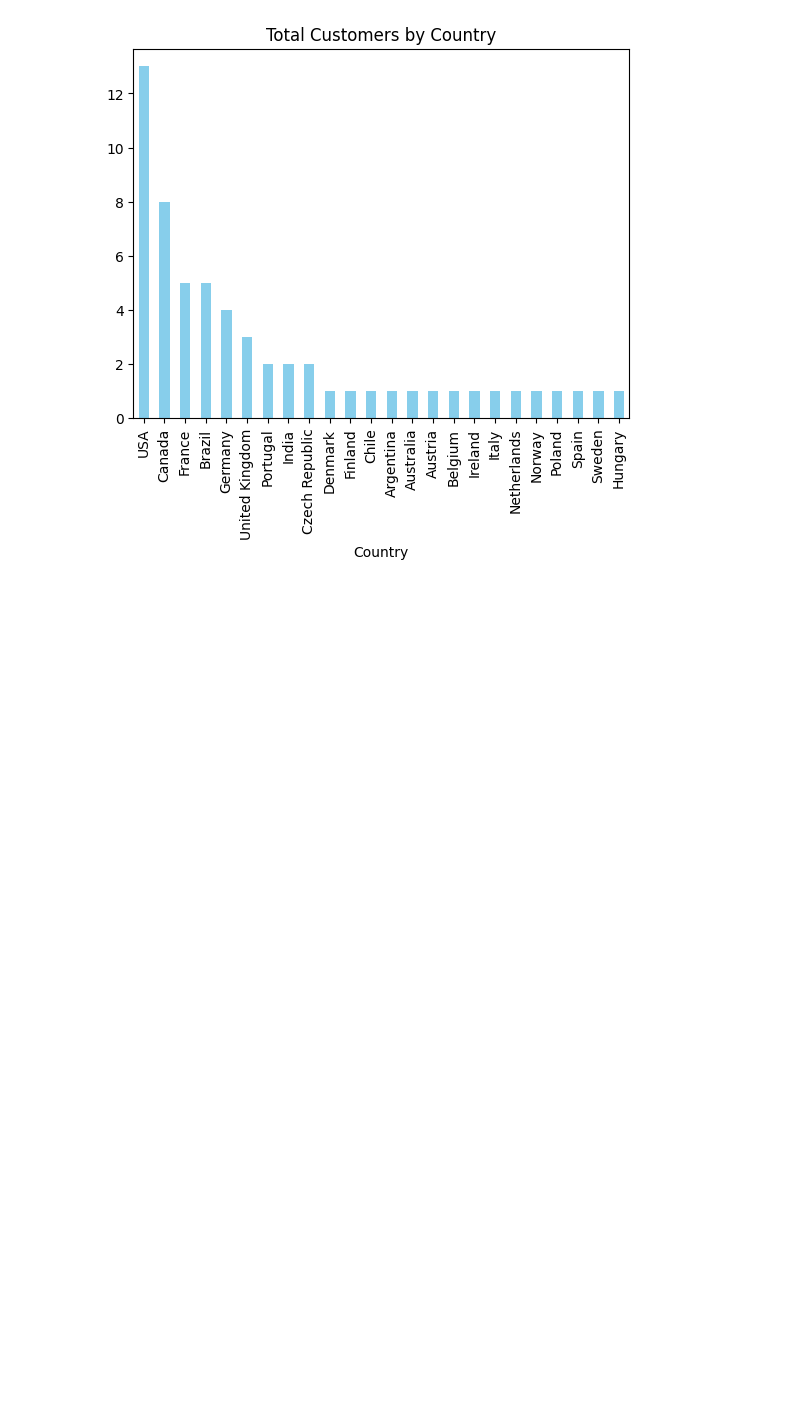
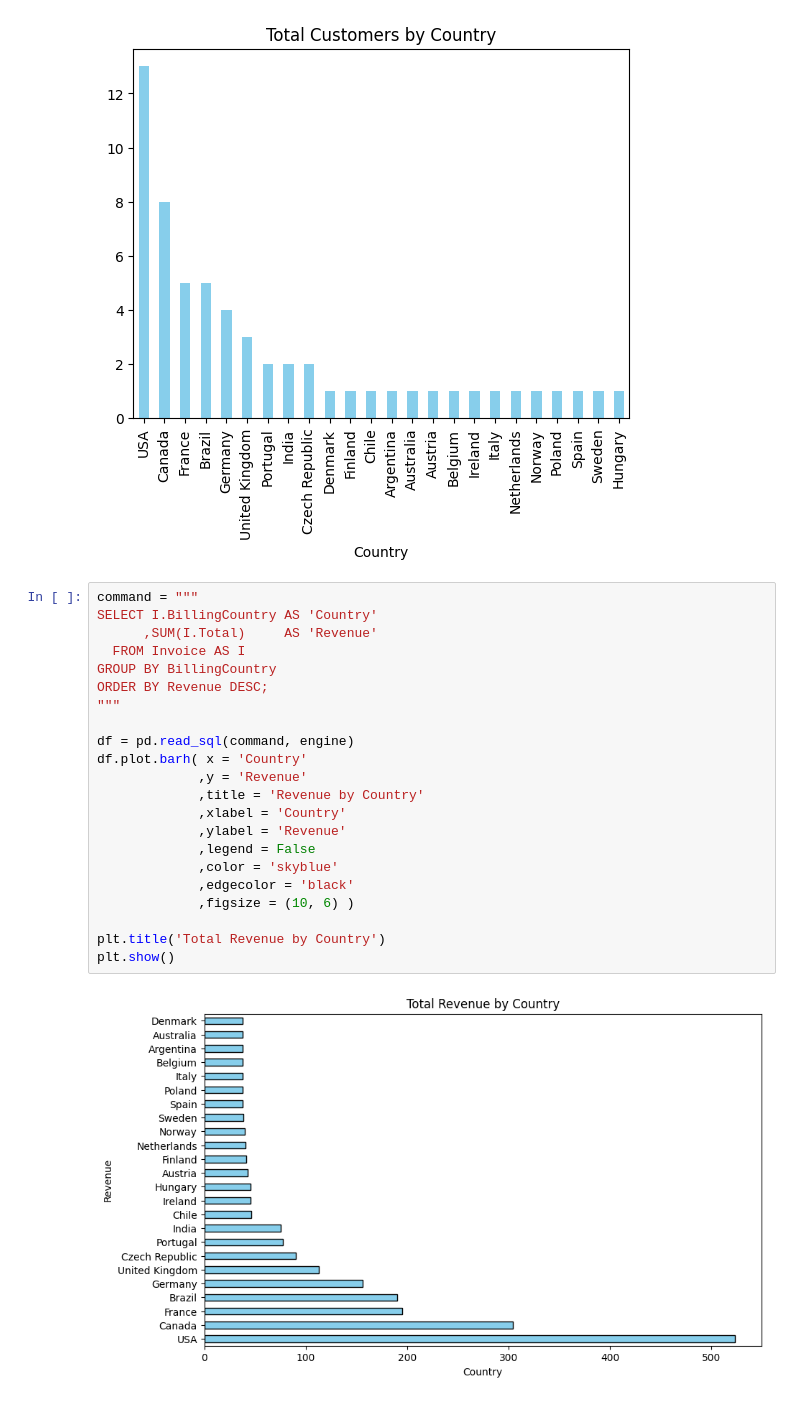
Before and after one commit to randel-bjorkquist/jupyter-notebooks-vscode, a Jupyter notebook: chinook.ipynb, the cells around one changed output. Drawn from its saved outputs; the diff is of its cells as text; blank space fills up the shorter version.

Commit message:
added visualization

```diff
--- a/chinook.ipynb
+++ b/chinook.ipynb
@@ -106,3 +113,27 @@ plt.title('Total Customers by Country')
 plt.show()
 # %% [output]
 [figure]
+# %%
+command = """
+SELECT I.BillingCountry AS 'Country'
+      ,SUM(I.Total)     AS 'Revenue'
+  FROM Invoice AS I
+GROUP BY BillingCountry
+ORDER BY Revenue DESC;
+"""
+
+df = pd.read_sql(command, engine)
+df.plot.barh( x = 'Country'
+             ,y = 'Revenue'
+             ,title = 'Revenue by Country'
+             ,xlabel = 'Country'
+             ,ylabel = 'Revenue'
+             ,legend = False
+             ,color = 'skyblue'
+             ,edgecolor = 'black'
+             ,figsize = (10, 6) )
+
+plt.title('Total Revenue by Country')
+plt.show()
+# %% [output]
+[figure, added]
```
Also changed, not shown: parts of 3 cells of this notebook.
